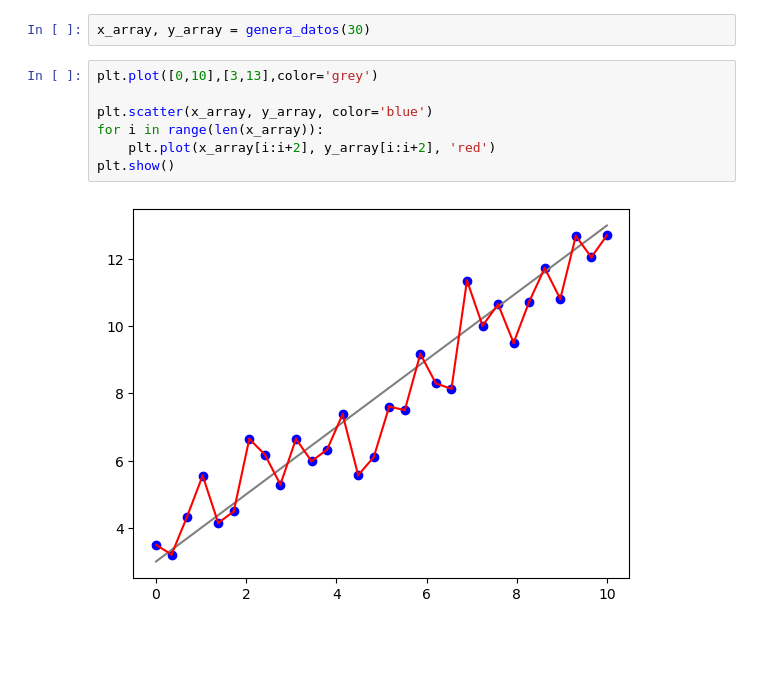
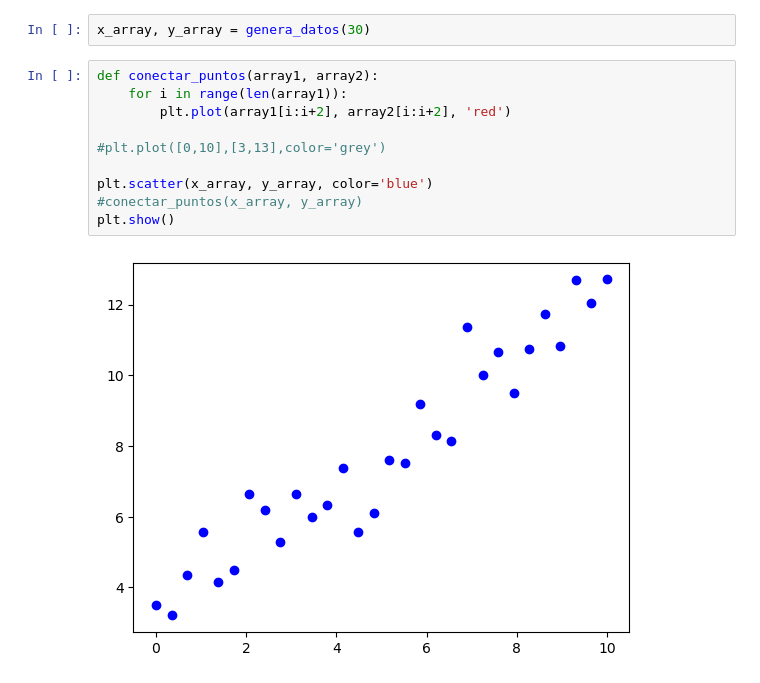
Before and after one commit to braiso-22/pruebasPyplot, a Jupyter notebook: regresion.ipynb, the cells around one changed output. Cells and saved outputs as stored; diff of their text form; blank space fills up the shorter version.

```diff
--- a/regresion.ipynb
+++ b/regresion.ipynb
@@ -20,11 +20,14 @@ def genera_datos(n):
 # %%
 x_array, y_array = genera_datos(30)
 # %%
-plt.plot([0,10],[3,13],color='grey')
+def conectar_puntos(array1, array2):
+    for i in range(len(array1)):
+        plt.plot(array1[i:i+2], array2[i:i+2], 'red')
+
+#plt.plot([0,10],[3,13],color='grey')
 
 plt.scatter(x_array, y_array, color='blue')
-for i in range(len(x_array)):
-    plt.plot(x_array[i:i+2], y_array[i:i+2], 'red')
+#conectar_puntos(x_array, y_array)
 plt.show()
 # %% [output]
-[figure, old version]
+[figure, new version]
```
Also changed, not shown: parts of 10 cells of this notebook, 1 other file.
